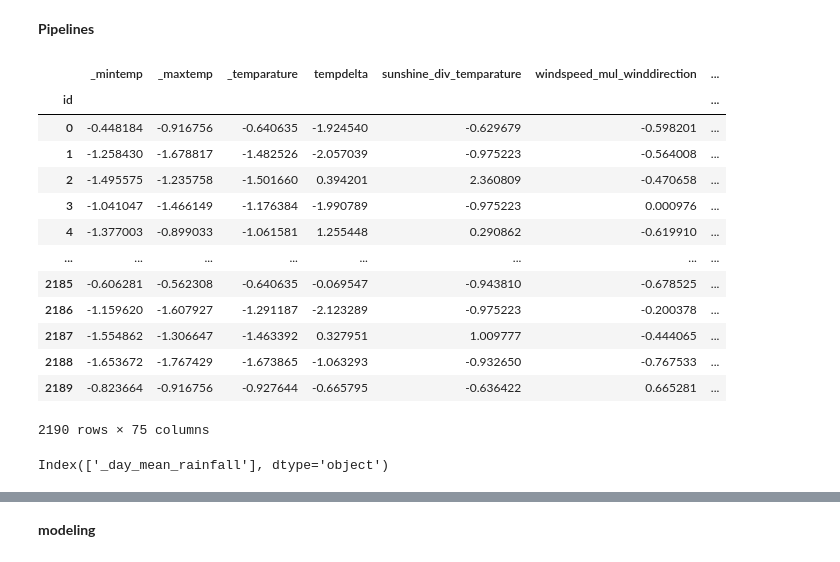
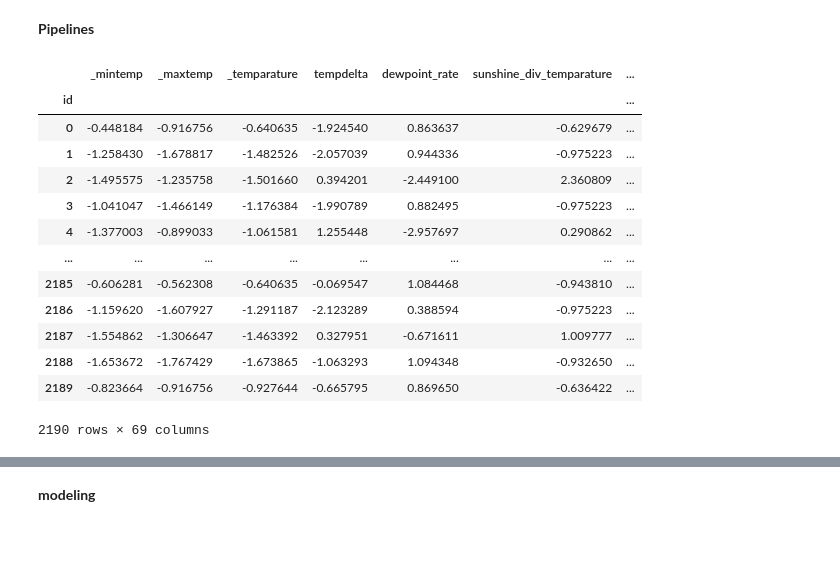
Before and after one commit to j2cry/playground, a Jupyter notebook: S5E3/research.ipynb, the cells around one changed output, grey strips where cells are left out. Cells and saved outputs as stored; diff of their text form; code cells hidden in the pictures.

```diff
--- a/S5E3/research.ipynb
+++ b/S5E3/research.ipynb
@@ -77,9 +78,10 @@ base_pipe = (
     ),
     Select(TEMPERATURES, mode='drop'),
     # abs dewpoint
-    Calc('abs(dewpoint)', to='dewpoint'),
+    # Calc('abs(dewpoint)', to='dewpoint'),
     # some simple features
     Calc('_maxtemp - _mintemp', 'tempdelta'),
+    Calc('dewpoint / _temparature', 'dewpoint_rate'),
     Calc('sunshine / _temparature', 'sunshine_div_temparature'),
     Calc('windspeed * winddirection', to='windspeed_mul_winddirection'),
     Calc('cloud * windspeed', to='cloud_mul_windspeed'),
@@ -88,7 +90,10 @@ base_pipe = (
     Calc('humidity * sunshine', to='humidity_mul_sunshine'),
     Calc('cloud / (sunshine + 1e-5)', to='cloud_div_sunshine'),
     Calc('sunshine / (sunshine + cloud)', to='sunshine_rate'),
-    Calc('0.4 * humidity + 0.3 * cloud + 0.3 * sunshine', to='weather_index'),
+    Calc('0.4 * humidity + 0.3 * cloud + 0.3 * sunshine', to='short_weather_index'),
+
+    Calc('0.3 * humidity + 0.25 * dewpoint_rate + 0.2 * windspeed + 0.2 * cloud', to='wide_weather_index'),
+
     # Calc('0.4 * humidity + 0.3 * cloud + 0.3 * sunshine', to='weather_index'),
 
     # Calc('', to=''),
@@ -100,82 +105,78 @@ base_pipe = (
     #     pre.OneHotEncoder(),
     # ),
     # calc seasons one hots
-    # Calc(season, to='ct_season'),
+    Calc(season, to='ct_season'),
     # WithSelected(['ct_season'])(
     #     pre.OneHotEncoder(),
     # ),
 
     # groupings
     # day-to-day statistic
-    WithSelected(r'(?!ct_month|ct_season).*')(
-        Group('day', 'mean', prefix='_day_mean_', include_target=True),
-    ),
+    # WithSelected(r'(?!ct_month|ct_season).*')(
+    #     Group('day', 'mean', prefix='_day_mean_', include_target=True),
+    # ),
     # month-to-month statistic
     WithSelected(r'(?!day|ct_season|.*rainfall).*')(
         Group('ct_month', 'mean', prefix='_month_mean_', include_target=False),
     ),
     # # statistic by season
-    # WithSelected(r'(?!day|ct_month_).*')(
-    #     Group('ct_season', 'mean', prefix='season_mean_'),
+    WithSelected(r'(?!day|ct_month_|_month_mean_).*')(
+        Group('ct_season', 'mean', prefix='season_mean_'),
+    ),
+
+    # clusterize
+    # WithSelected(lambda name: name not in TEMPERATURES)(
+    #     Fill('mean'),
+    #     Apply(
+    #         estimator=KMeans(n_clusters=3, random_state=17),
+    #         locpipe=pre.StandardScaler(),
+    #         to='ct_kmeans_cluster',
+    #     ),
+    #     Select(['kmeans_cluster'], mode='keep'),
     # ),
 
-    # clusterize
-    WithSelected(lambda name: name not in TEMPERATURES)(
-        Fill('mean'),
-        Apply(
-            estimator=KMeans(n_clusters=3, random_state=17),
-            locpipe=pre.StandardScaler(),
-            to='ct_kmeans_cluster',
-        ),
-        Select(['kmeans_cluster'], mode='keep'),
-    ),
-
     # add mean for last 3 days
-    WithSelected(['pressure', 'humidity', 'cloud', 'sunshine'], prefix='last_3days_mean_')(
+    WithSelected(['pressure', 'humidity', 'cloud', 'sunshine', 'windspeed'], prefix='last_3days_mean_')(
         Lag(3, 'mean'),
     ),
     # add for last day
-    # WithSelected(['pressure', 'humidity', 'cloud', 'sunshine'], prefix='last_1days_mean_')(
-    #     Lag(1, 'mean'),
-    # ),
+    WithSelected(['pressure', 'humidity', 'cloud', 'sunshine', 'windspeed'], prefix='last_1days_mean_')(
+        Lag(1, 'mean'),
+    ),
     # drop origin columns
     Select(ORIGIN, mode='drop'),
     # recast one hots to int
     WithSelected(r'(.*_\d+|ct_.*)$')(
         TypeRecast(int)
     ),
 )
 sgd_pipe = (
     *base_pipe,
     WithSelected(r'(?!ct|day).*$')(
         KeepDataframe(pre.StandardScaler()),
     )
 )
 pipes = {
     'base': make_pipeline(*base_pipe),
     'sgd': make_pipeline(*sgd_pipe),
 }
 
 X = pipes['base'].fit_transform(df.drop(columns='rainfall'), df.rainfall)
 SGD_X = pipes['sgd'].fit_transform(df.drop(columns='rainfall'), df.rainfall)
 y = df.rainfall
 SGD_X
 # %% [output]
-|  | _mintemp | _maxtemp | _temparature | tempdelta | sunshine_div_temparature | windspeed_mul_winddirection | ... |
+|  | _mintemp | _maxtemp | _temparature | tempdelta | dewpoint_rate | sunshine_div_temparature | ... |
 | id |  |  |  |  |  |  | ... |
-| 0 | -0.448184 | -0.916756 | -0.640635 | -1.924540 | -0.629679 | -0.598201 | ... |
-| 1 | -1.258430 | -1.678817 | -1.482526 | -2.057039 | -0.975223 | -0.564008 | ... |
-| 2 | -1.495575 | -1.235758 | -1.501660 | 0.394201 | 2.360809 | -0.470658 | ... |
-| 3 | -1.041047 | -1.466149 | -1.176384 | -1.990789 | -0.975223 | 0.000976 | ... |
-| 4 | -1.377003 | -0.899033 | -1.061581 | 1.255448 | 0.290862 | -0.619910 | ... |
+| 0 | -0.448184 | -0.916756 | -0.640635 | -1.924540 | 0.863637 | -0.629679 | ... |
+| 1 | -1.258430 | -1.678817 | -1.482526 | -2.057039 | 0.944336 | -0.975223 | ... |
+| 2 | -1.495575 | -1.235758 | -1.501660 | 0.394201 | -2.449100 | 2.360809 | ... |
+| 3 | -1.041047 | -1.466149 | -1.176384 | -1.990789 | 0.882495 | -0.975223 | ... |
+| 4 | -1.377003 | -0.899033 | -1.061581 | 1.255448 | -2.957697 | 0.290862 | ... |
 | ... | ... | ... | ... | ... | ... | ... | ... |
-| 2185 | -0.606281 | -0.562308 | -0.640635 | -0.069547 | -0.943810 | -0.678525 | ... |
-| 2186 | -1.159620 | -1.607927 | -1.291187 | -2.123289 | -0.975223 | -0.200378 | ... |
-| 2187 | -1.554862 | -1.306647 | -1.463392 | 0.327951 | 1.009777 | -0.444065 | ... |
-| 2188 | -1.653672 | -1.767429 | -1.673865 | -1.063293 | -0.932650 | -0.767533 | ... |
-| 2189 | -0.823664 | -0.916756 | -0.927644 | -0.665795 | -0.636422 | 0.665281 | ... |
+| 2185 | -0.606281 | -0.562308 | -0.640635 | -0.069547 | 1.084468 | -0.943810 | ... |
+| 2186 | -1.159620 | -1.607927 | -1.291187 | -2.123289 | 0.388594 | -0.975223 | ... |
+| 2187 | -1.554862 | -1.306647 | -1.463392 | 0.327951 | -0.671611 | 1.009777 | ... |
+| 2188 | -1.653672 | -1.767429 | -1.673865 | -1.063293 | 1.094348 | -0.932650 | ... |
+| 2189 | -0.823664 | -0.916756 | -0.927644 | -0.665795 | 0.869650 | -0.636422 | ... |
-2190 rows × 75 columns
+2190 rows × 69 columns
-# %%
-X.columns[X.columns.str.match(r'.*rainfall.*')]
-# %% [output]
-Index(['_day_mean_rainfall'], dtype='object')
```
Also changed, not shown: parts of 16 cells of this notebook.
